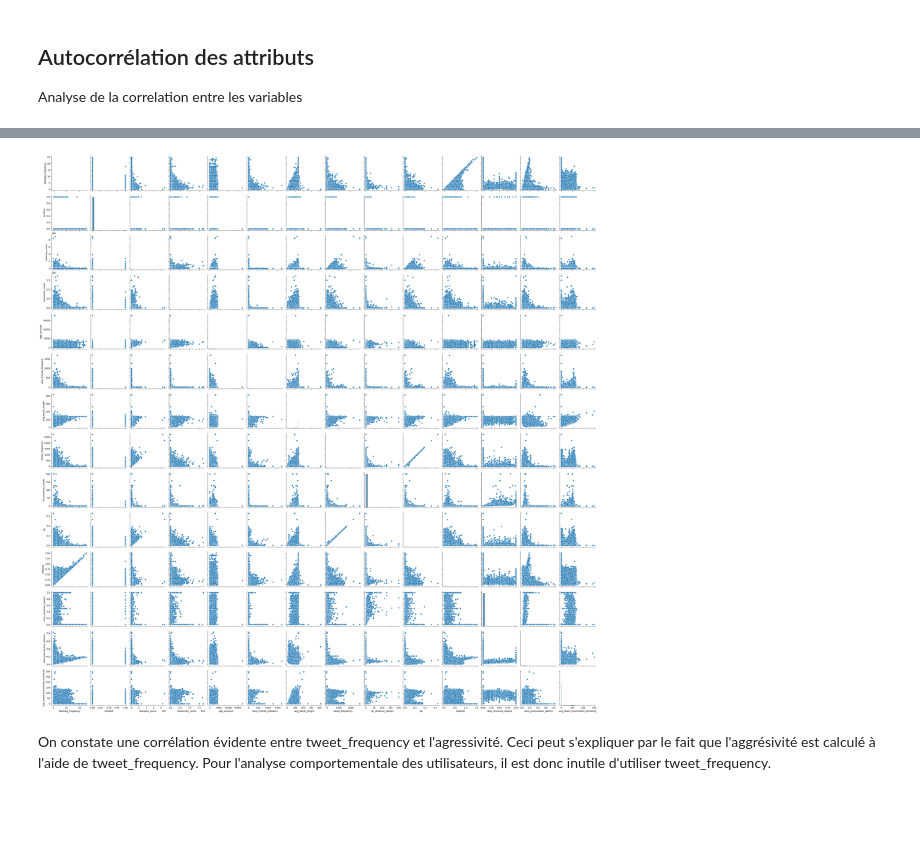
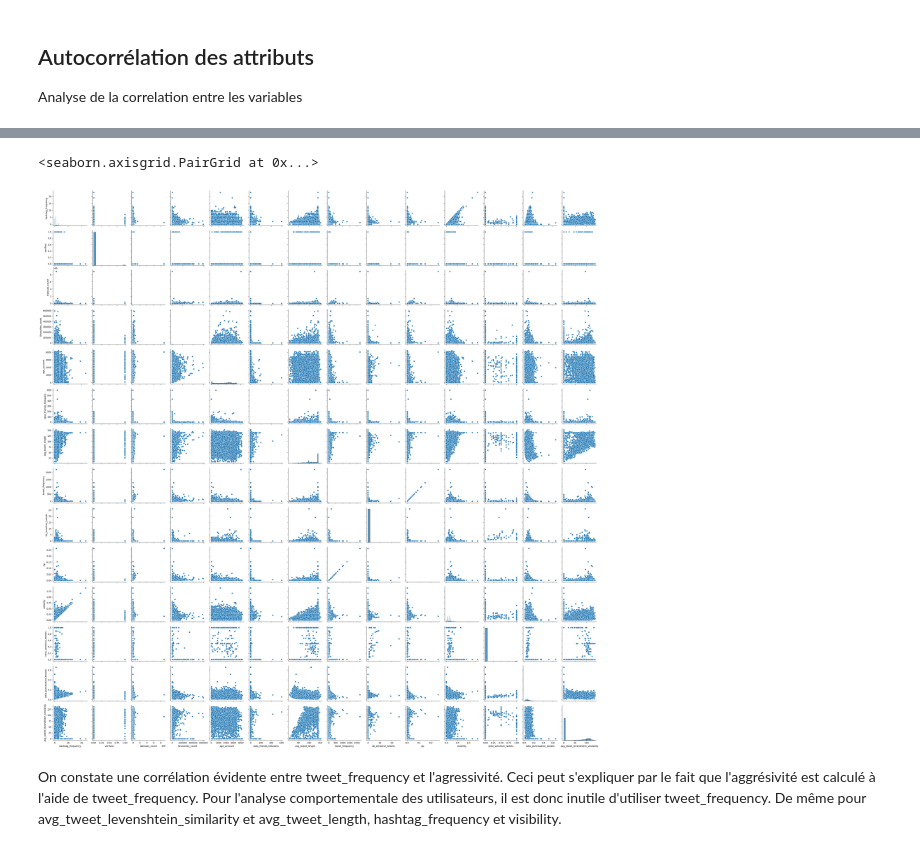
Before and after one commit to Antoine-ValentinCharpentier/Tweet-Analysis, a Jupyter notebook: scripts/utils/previewUsers.ipynb, the cells around one changed output, grey strips where cells are left out. Saved outputs shown, nothing was run; the diff lists cells and outputs as text; code cells hidden in the pictures; blank space fills up the shorter version.

```diff
--- a/scripts/utils/previewUsers.ipynb
+++ b/scripts/utils/previewUsers.ipynb
@@ -72,5 +73,7 @@ Dropdown(options=('hashtag_frequency', 'verified', 'statuses_count', 'favourites
 ## Autocorrélation des attributs
 Analyse de la correlation entre les variables
 # %%
-sns.pairplot(users)
+%%time
+some_users,_ = train_test_split(users,train_size=0.01)
+sns.pairplot(some_users)
 # %% [output]
@@ -78,6 +82,8 @@ sns.pairplot(users)
+<seaborn.axisgrid.PairGrid at 0x...>
-[figure, old version]
+[figure, new version]
 # %% [markdown]
 On constate une corrélation évidente entre tweet_frequency et l'agressivité. Ceci peut s'expliquer par le fait que l'aggrésivité est calculé à l'aide de tweet_frequency. Pour l'analyse comportementale des utilisateurs, il est donc inutile d'utiliser tweet_frequency.
+De même pour avg_tweet_levenshtein_similarity et avg_tweet_length, hashtag_frequency et visibility.
 # %%
 users.corr()
 # %% [output]
```
Also changed, not shown: parts of 5 cells of this notebook, 6 other files.
